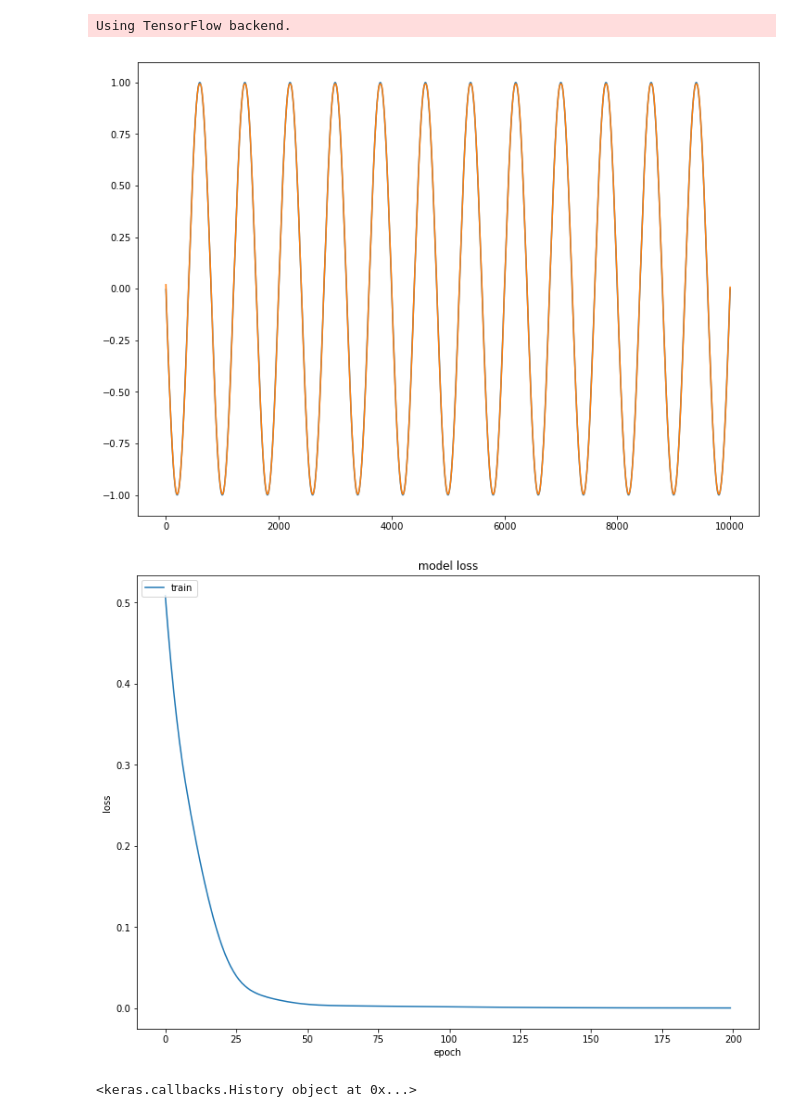
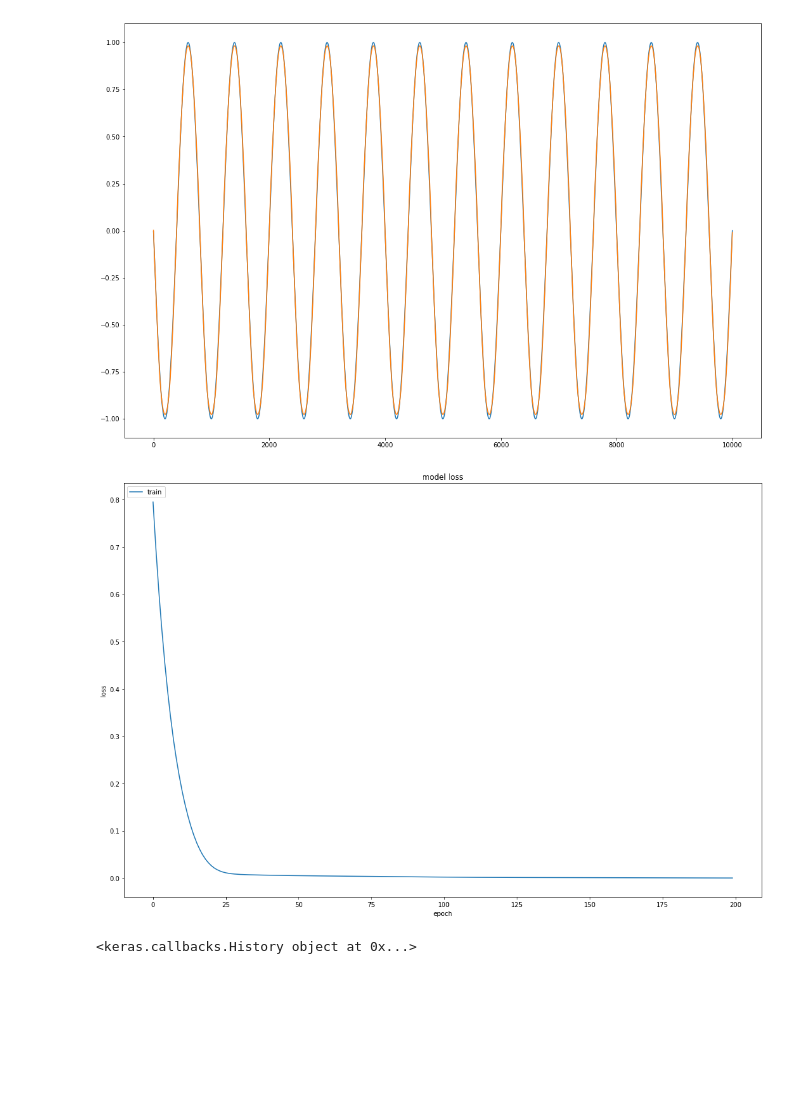
Before and after one commit to hassanw/Data-Sharing, a Jupyter notebook: time_series_prediction.ipynb, the cells around one changed output. Saved outputs shown, nothing was run; the diff lists cells and outputs as text; code cells hidden in the pictures; blank space fills up the shorter version.

```diff
--- a/time_series_prediction.ipynb
+++ b/time_series_prediction.ipynb
@@ -6,6 +6,4 @@ from keras.layers import Dense, Activation
 import matplotlib.pyplot as plt
 from sklearn.model_selection import train_test_split
 %matplotlib inline
-plt.rcParams["figure.figsize"] = (12,9)
+plt.rcParams["figure.figsize"] = (18,12)
-# %% [output]
-Using TensorFlow backend.
@@ -21,26 +10,38 @@ y_train,y_test = labels[0:train_size].values,labels[train_size:].values
 # %%
-model = Sequential()
-model.add(Dense(10,input_dim=1,activation="relu"))
-model.add(Dense(1,activation="linear"))
-model.compile(loss='mse', optimizer='adam',metrics=['mse'])
+def feedforward(file_name,epochs,batch_size=1000):
+    data = pd.read_csv(file_name,);
+    data = data[["value"]]
 
-history = model.fit(X_train, y_train, epochs=200, batch_size=1000,verbose=0)
-score = model.evaluate(X_test,y_test)
-p = model.predict(X_test, batch_size=50)
-plt.plot(y_test)
-plt.plot(p)
-print("Accuracy", score)
+    labels = data[1:len(data)]
+    data = data[0:len(data) - 1]
+    train_size = int(float(data.shape[0])*0.50)
+    X_train,X_test = data[0:train_size].values,data[train_size:].values
+    y_train,y_test = labels[0:train_size].values,labels[train_size:].values
+
+    model = Sequential()
+    model.add(Dense(20,input_dim=1,activation="relu"))
+    model.add(Dense(1,activation="linear"))
+    model.compile(loss='mse', optimizer='adam',metrics=['mse'])
+
+    history = model.fit(X_train, y_train, epochs=epochs, batch_size=batch_size,verbose=0)
+    score = model.evaluate(X_test,y_test)
+    p = model.predict(X_test, batch_size=50)
+    plt.plot(y_test)
+    plt.plot(p)
+    print("Accuracy", score)
+
+    plt.figure()
+    # summarize history for loss
+    plt.plot(history.history['loss'])
+    plt.title('model loss')
+    plt.ylabel('loss')
+    plt.xlabel('epoch')
+    plt.legend(['train', 'test'], loc='upper left')
+    plt.show()
+    print(history)
-# %% [output]
-[figure, removed]
-# %%
-# summarize history for loss
-plt.plot(history.history['loss'])
-plt.title('model loss')
-plt.ylabel('loss')
-plt.xlabel('epoch')
-plt.legend(['train', 'test'], loc='upper left')
-plt.show()
-print(history)
-# %% [output]
-[figure, removed]
-<keras.callbacks.History object at 0x...>
+# %%
+feedforward("sine_wave_timeseries_data.csv",200)
+# %% [output]
+[figure, added]
+[figure, added]
+<keras.callbacks.History object at 0x...>
```
Also changed, not shown: parts of 10 cells of this notebook.
